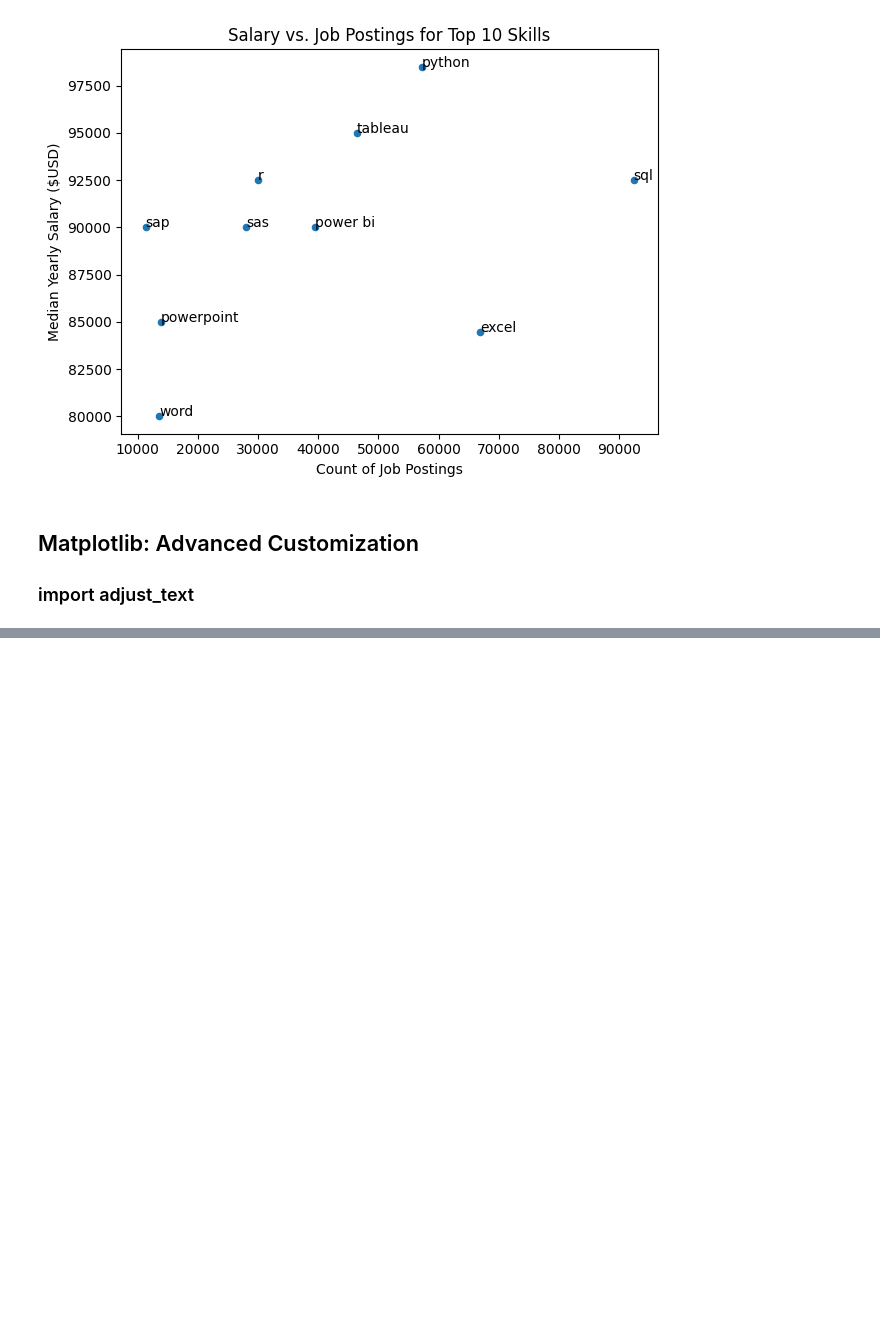
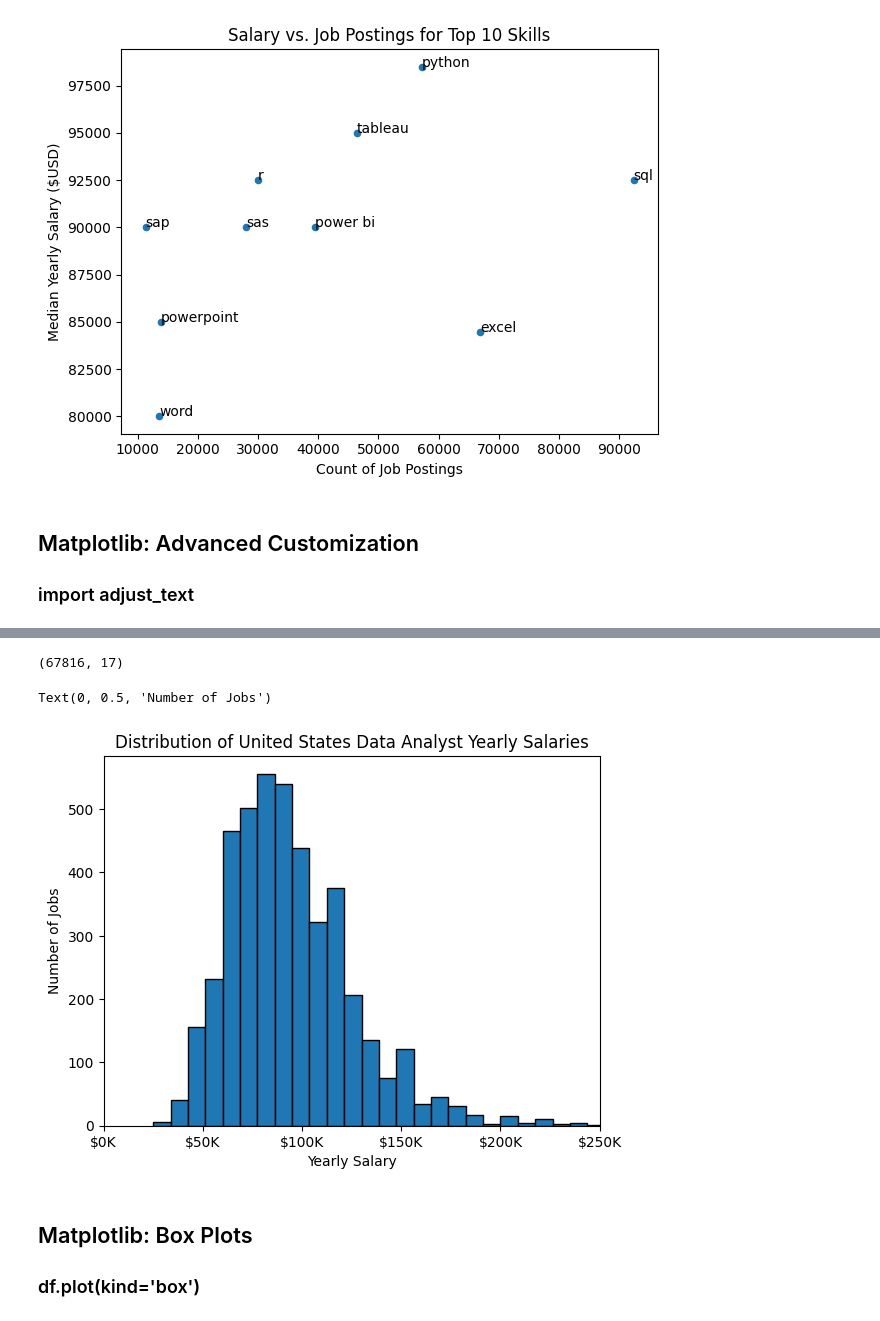
Before and after one commit to Rinskiii/python-for-data-analytics, a Jupyter notebook: advanced_python_for_da.ipynb, the cells around one changed output, grey strips where cells are left out. Cells and saved outputs as stored; diff of their text form; code cells hidden in the pictures; blank space fills up the shorter version.

```diff
--- a/advanced_python_for_da.ipynb
+++ b/advanced_python_for_da.ipynb
@@ -752,0 +780,2 @@ plt.show()
+# %%
+df_DA_US = df[(df['job_title_short'] == 'Data Analyst') & (df['job_country'] == 'United States')].copy()
@@ -752,0 +789,22 @@ plt.show()
+# %%
+df_DA_US.shape
+# %% [output]
+(67816, 17)
+# %%
+df_DA_US['salary_year_avg'].plot(kind='hist',
+                                 bins=40,
+                                 edgecolor='black')
+plt.xlim(0, 250_000)
+
+ax = plt.gca()
+ax.xaxis.set_major_formatter(plt.FuncFormatter(lambda x, pos: f'${int(x/1000)}K'))
+
+plt.title('Distribution of United States Data Analyst Yearly Salaries')
+plt.xlabel('Yearly Salary')
+plt.ylabel('Number of Jobs')
+# %% [output]
+Text(0, 0.5, 'Number of Jobs')
+[figure, added]
+# %% [markdown]
+## Matplotlib: Box Plots
+### df.plot(kind='box')
```
Also changed, not shown: parts of 16 cells of this notebook.
